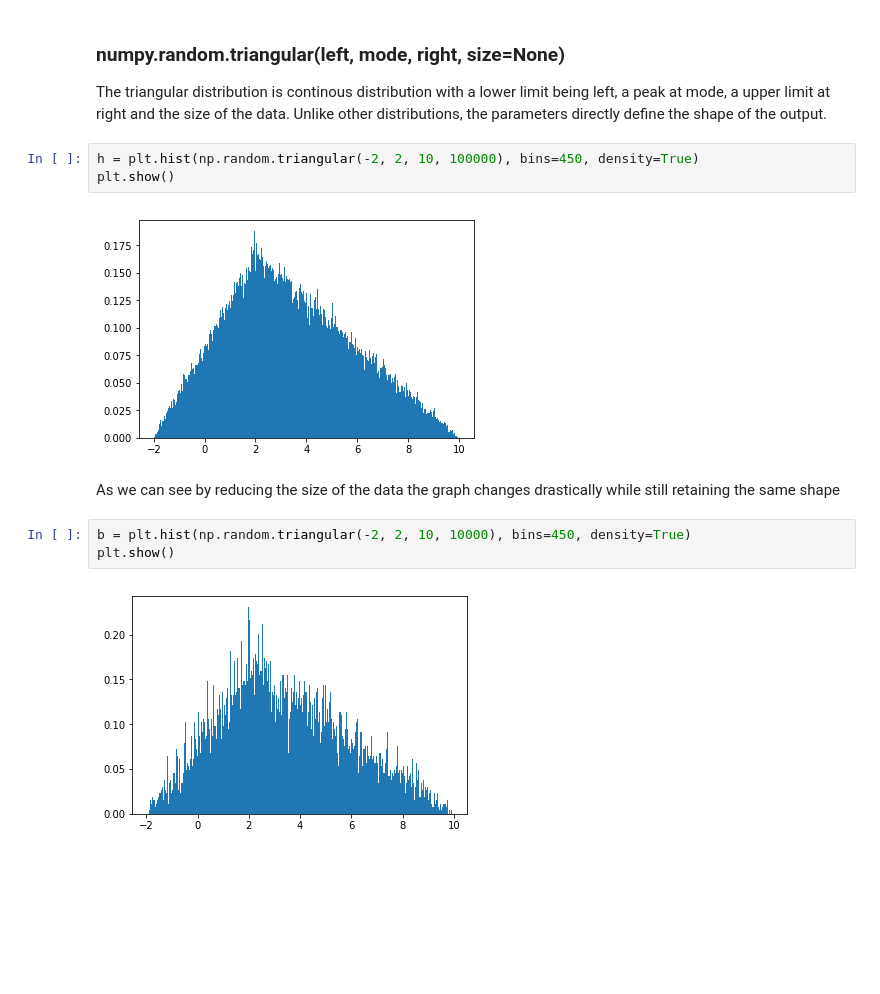
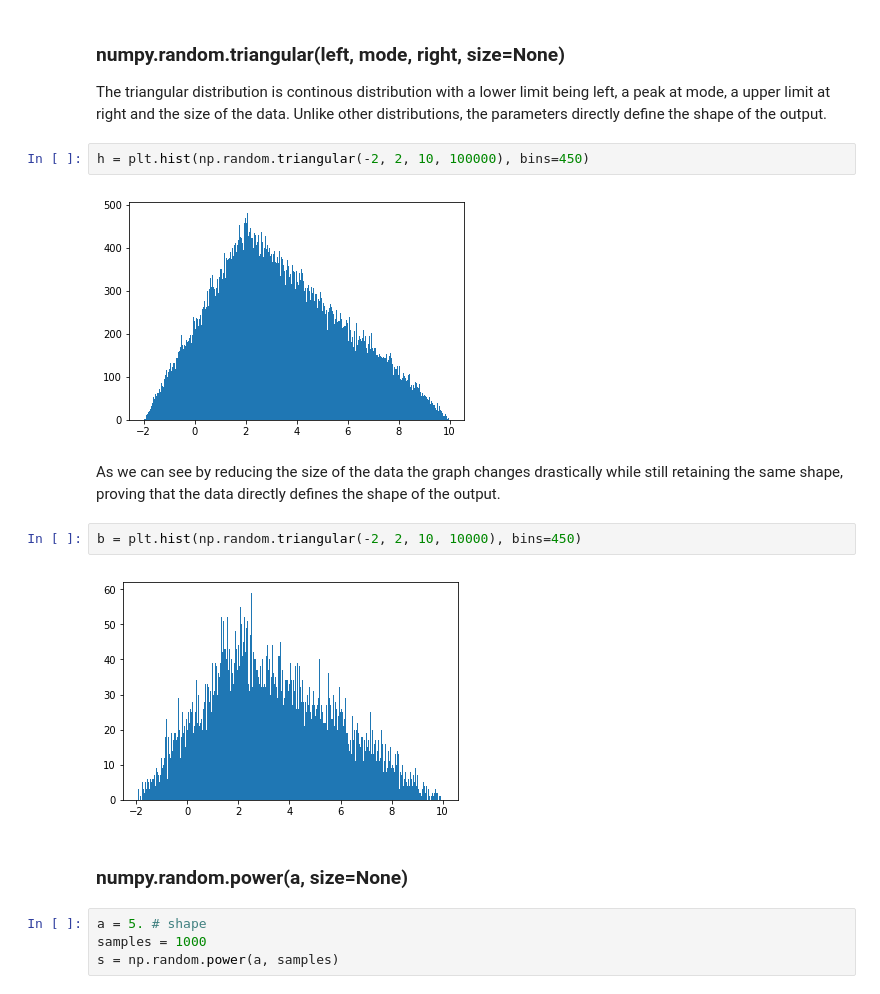
Before and after one commit to NiallD565/Jupyter-Notebook_Python, a Jupyter notebook: numpy-random.ipynb, the cells around one changed output. Cells and saved outputs as stored; diff of their text form; blank space fills up the shorter version.

Commit message:
addition of pareto and power distributions

```diff
--- a/numpy-random.ipynb
+++ b/numpy-random.ipynb
@@ -83,14 +83,18 @@ plt.hist(x)
 ### numpy.random.triangular(left, mode, right, size=None)
 The triangular distribution is continous distribution with a lower limit being left, a peak at mode, a upper limit at right and the size of the data. Unlike other distributions, the parameters directly define the shape of the output.
 # %%
-h = plt.hist(np.random.triangular(-2, 2, 10, 100000), bins=450, density=True)
-plt.show()
+h = plt.hist(np.random.triangular(-2, 2, 10, 100000), bins=450)
 # %% [output]
-[figure, old version]
+[figure, new version]
 # %% [markdown]
-As we can see by reducing the size of the data the graph changes drastically while still retaining the same shape
+As we can see by reducing the size of the data the graph changes drastically while still retaining the same shape, proving that the data directly defines the shape of the output.
 # %%
-b = plt.hist(np.random.triangular(-2, 2, 10, 10000), bins=450, density=True)
-plt.show()
+b = plt.hist(np.random.triangular(-2, 2, 10, 10000), bins=450)
 # %% [output]
-[figure, old version]
+[figure, new version]
+# %% [markdown]
+### numpy.random.power(a, size=None)
+# %%
+a = 5. # shape
+samples = 1000
+s = np.random.power(a, samples)
```
Also changed, not shown: parts of 6 cells of this notebook.
